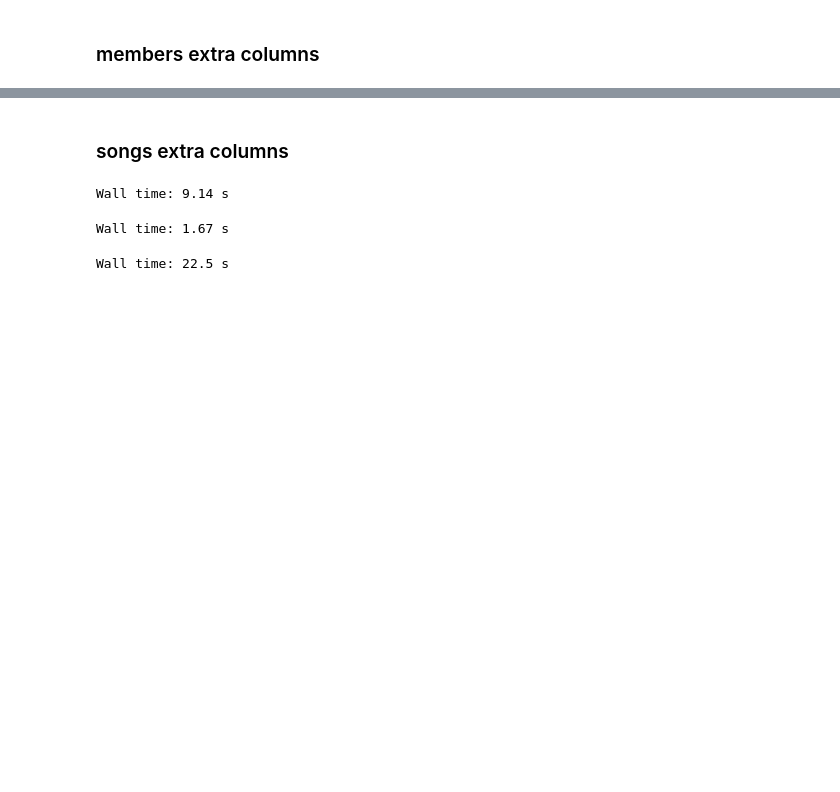
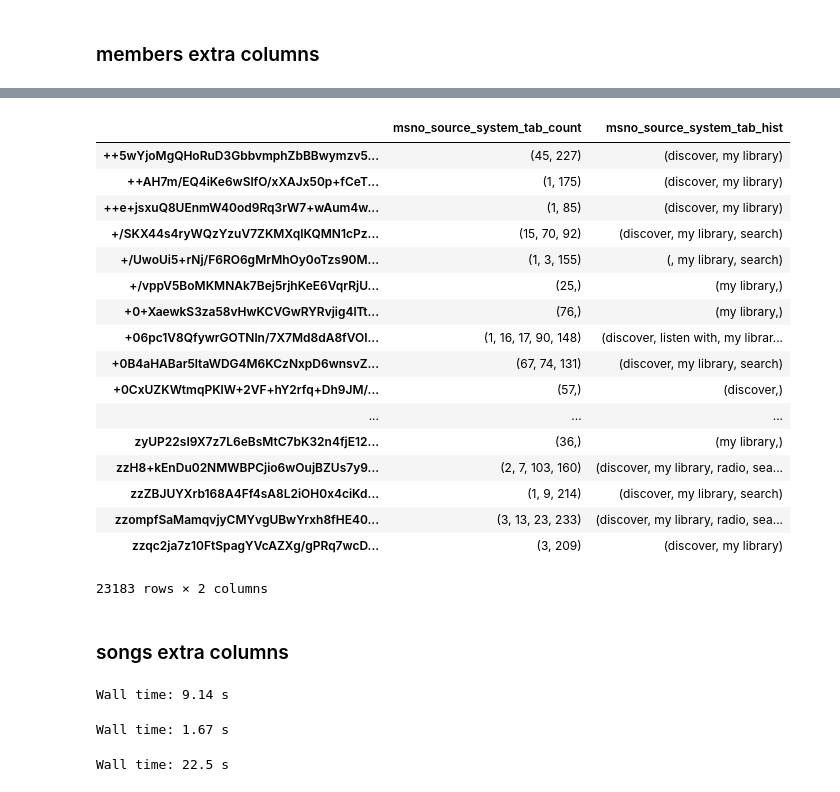
Before and after one commit to CloudMile/ml-specialized, a Jupyter notebook: kkbox/kkbox.ipynb, the cells around one changed output, grey strips where cells are left out. Saved outputs shown, nothing was run; the diff lists cells and outputs as text; code cells hidden in the pictures; blank space fills up the shorter version.

```diff
--- a/kkbox/kkbox.ipynb
+++ b/kkbox/kkbox.ipynb
@@ -398,3 +368,25 @@ Length: 23183, dtype: object
+# %%
+a = pd.DataFrame(data=msno_extra, index=base_msno)
+a
+# %% [output]
+|  | msno_source_system_tab_count | msno_source_system_tab_hist |
+| ++5wYjoMgQHoRuD3GbbvmphZbBBwymzv5... | (45, 227) | (discover, my library) |
+| ++AH7m/EQ4iKe6wSlfO/xXAJx50p+fCeT... | (1, 175) | (discover, my library) |
+| ++e+jsxuQ8UEnmW40od9Rq3rW7+wAum4w... | (1, 85) | (discover, my library) |
+| +/SKX44s4ryWQzYzuV7ZKMXqIKQMN1cPz... | (15, 70, 92) | (discover, my library, search) |
+| +/UwoUi5+rNj/F6RO6gMrMhOy0oTzs90M... | (1, 3, 155) | (, my library, search) |
+| +/vppV5BoMKMNAk7Bej5rjhKeE6VqrRjU... | (25,) | (my library,) |
+| +0+XaewkS3za58vHwKCVGwRYRvjig4lTt... | (76,) | (my library,) |
+| +06pc1V8QfywrGOTNln/7X7Md8dA8fVOI... | (1, 16, 17, 90, 148) | (discover, listen with, my librar... |
+| +0B4aHABar5ltaWDG4M6KCzNxpD6wnsvZ... | (67, 74, 131) | (discover, my library, search) |
+| +0CxUZKWtmqPKlW+2VF+hY2rfq+Dh9JM/... | (57,) | (discover,) |
+| ... | ... | ... |
+| zyUP22sI9X7z7L6eBsMtC7bK32n4fjE12... | (36,) | (my library,) |
+| zzH8+kEnDu02NMWBPCjio6wOujBZUs7y9... | (2, 7, 103, 160) | (discover, my library, radio, sea... |
+| zzZBJUYXrb168A4Ff4sA8L2iOH0x4ciKd... | (1, 9, 214) | (discover, my library, search) |
+| zzompfSaMamqvjyCMYvgUBwYrxh8fHE40... | (3, 13, 23, 233) | (discover, my library, radio, sea... |
+| zzqc2ja7z10FtSpagYVcAZXg/gPRq7wcD... | (3, 209) | (discover, my library) |
+23183 rows × 2 columns
 # %%
 %%time
 members.to_hdf('./data/processed/prepared/member.h', key='df')
```
Also changed, not shown: parts of 13 cells of this notebook, 1 other file.
